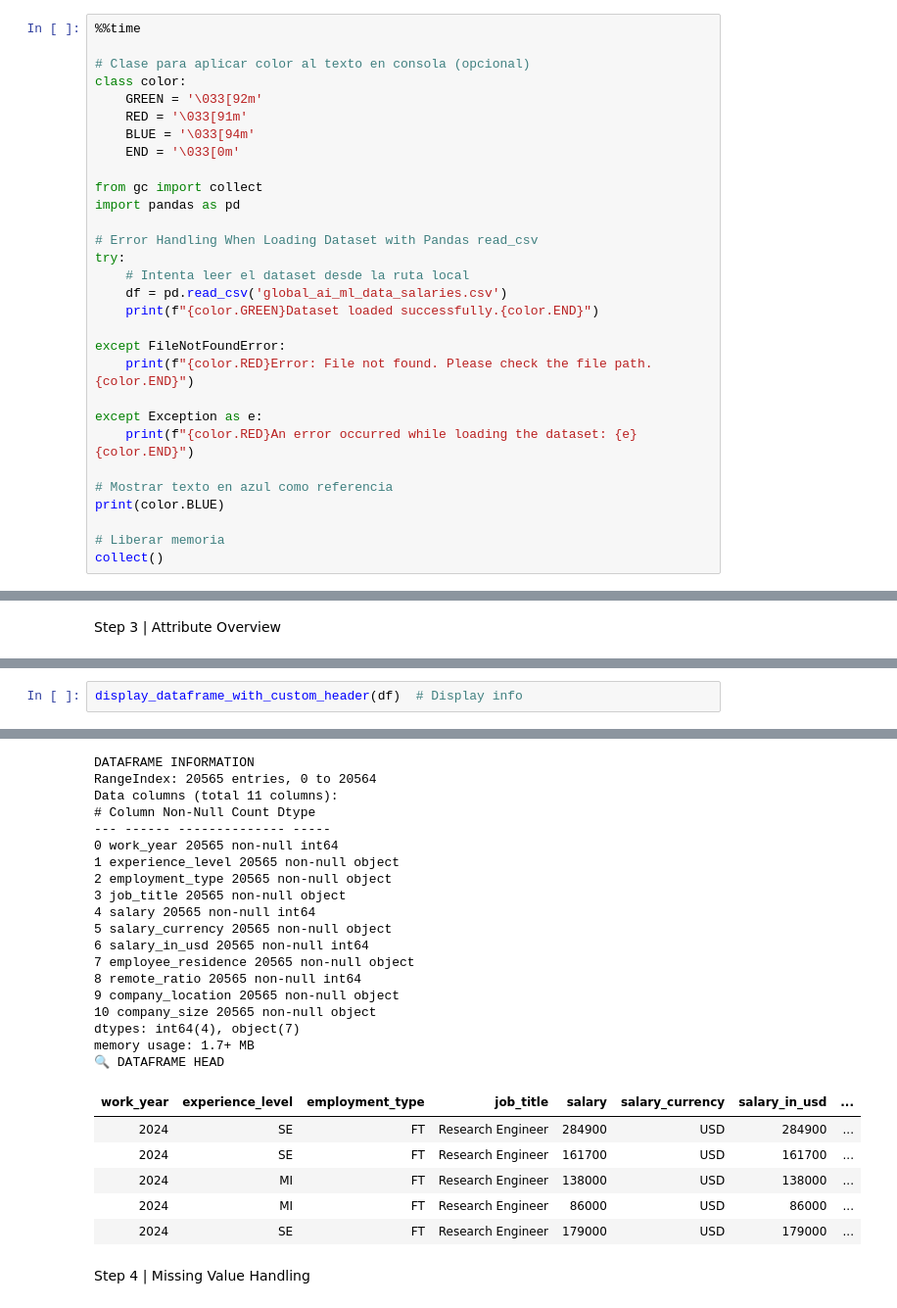
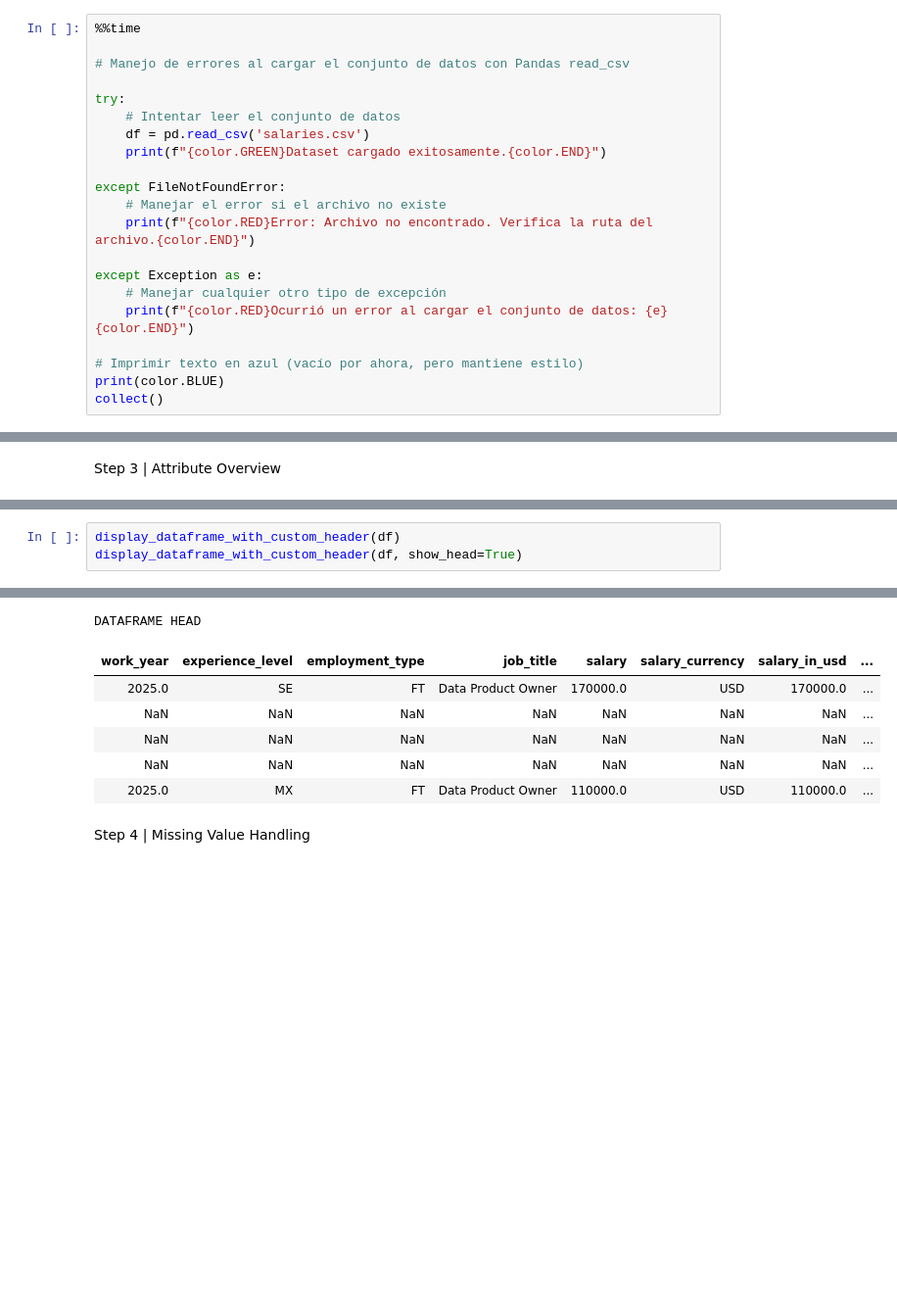
Before and after one commit to leslie-aparicio/repositorio08_220256, a Jupyter notebook: ejercicio_notebook.ipynb, the cells around one changed output, grey strips where cells are left out. Shown at 98% size. Cells and saved outputs as stored; diff of their text form; blank space fills up the shorter version.

```diff
--- a/ejercicio_notebook.ipynb
+++ b/ejercicio_notebook.ipynb
@@ -79,31 +106,22 @@ Step 2 | Load Dataset
 # %%
 %%time
 
-# Clase para aplicar color al texto en consola (opcional)
-class color:
-    GREEN = '\033[92m'
-    RED = '\033[91m'
-    BLUE = '\033[94m'
-    END = '\033[0m'
+# Manejo de errores al cargar el conjunto de datos con Pandas read_csv
 
-from gc import collect
-import pandas as pd
-
-# Error Handling When Loading Dataset with Pandas read_csv
 try:
-    # Intenta leer el dataset desde la ruta local
-    df = pd.read_csv('global_ai_ml_data_salaries.csv')
-    print(f"{color.GREEN}Dataset loaded successfully.{color.END}")
+    # Intentar leer el conjunto de datos
+    df = pd.read_csv('salaries.csv')
+    print(f"{color.GREEN}Dataset cargado exitosamente.{color.END}")
 
 except FileNotFoundError:
-    print(f"{color.RED}Error: File not found. Please check the file path.{color.END}")
+    # Manejar el error si el archivo no existe
+    print(f"{color.RED}Error: Archivo no encontrado. Verifica la ruta del archivo.{color.END}")
 
 except Exception as e:
-    print(f"{color.RED}An error occurred while loading the dataset: {e}{color.END}")
+    # Manejar cualquier otro tipo de excepción
+    print(f"{color.RED}Ocurrió un error al cargar el conjunto de datos: {e}{color.END}")
 
-# Mostrar texto en azul como referencia
+# Imprimir texto en azul (vacío por ahora, pero mantiene estilo)
 print(color.BLUE)
-
-# Liberar memoria
 collect()
 # %% [output]
@@ -180,3 +244,4 @@ def display_dataframe_with_custom_header(df, show_head=True):
 # %%
-display_dataframe_with_custom_header(df)  # Display info
+display_dataframe_with_custom_header(df)
+display_dataframe_with_custom_header(df, show_head=True)
 # %% [output]
@@ -183,28 +249,10 @@ display_dataframe_with_custom_header(df)  # Display info
-DATAFRAME INFORMATION
-RangeIndex: 20565 entries, 0 to 20564
-Data columns (total 11 columns):
-# Column Non-Null Count Dtype
---- ------ -------------- -----
-0 work_year 20565 non-null int64
-1 experience_level 20565 non-null object
-2 employment_type 20565 non-null object
-3 job_title 20565 non-null object
-4 salary 20565 non-null int64
-5 salary_currency 20565 non-null object
-6 salary_in_usd 20565 non-null int64
-7 employee_residence 20565 non-null object
-8 remote_ratio 20565 non-null int64
-9 company_location 20565 non-null object
-10 company_size 20565 non-null object
-dtypes: int64(4), object(7)
-memory usage: 1.7+ MB
-🔍 DATAFRAME HEAD
+DATAFRAME HEAD
 | work_year | experience_level | employment_type | job_title | salary | salary_currency | salary_in_usd | ... |
-| 2024 | SE | FT | Research Engineer | 284900 | USD | 284900 | ... |
-| 2024 | SE | FT | Research Engineer | 161700 | USD | 161700 | ... |
-| 2024 | MI | FT | Research Engineer | 138000 | USD | 138000 | ... |
-| 2024 | MI | FT | Research Engineer | 86000 | USD | 86000 | ... |
-| 2024 | SE | FT | Research Engineer | 179000 | USD | 179000 | ... |
+| 2025.0 | SE | FT | Data Product Owner | 170000.0 | USD | 170000.0 | ... |
+| NaN | NaN | NaN | NaN | NaN | NaN | NaN | ... |
+| NaN | NaN | NaN | NaN | NaN | NaN | NaN | ... |
+| NaN | NaN | NaN | NaN | NaN | NaN | NaN | ... |
+| 2025.0 | MX | FT | Data Product Owner | 110000.0 | USD | 110000.0 | ... |
 # %% [markdown]
 Step 4 | Missing Value Handling
 # %%
```
Also changed, not shown: parts of 16 cells of this notebook, 1 other file.
